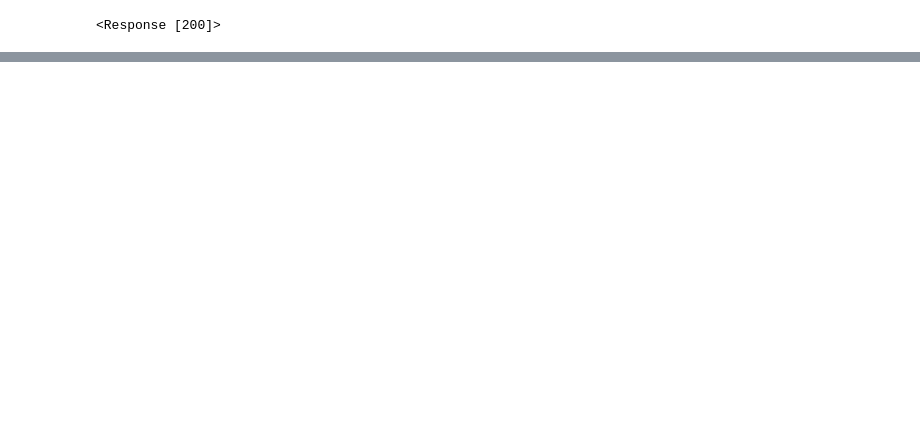
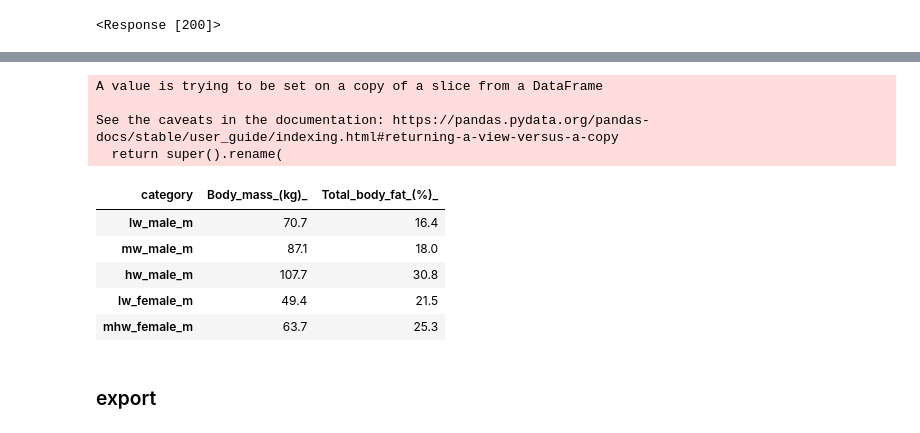
Before and after one commit to jalex141/nuclear-power, a Jupyter notebook: src/scraping.ipynb, the cells around one changed output, grey strips where cells are left out. Cells and saved outputs as stored; diff of their text form; code cells hidden in the pictures; blank space fills up the shorter version.

```diff
--- a/src/scraping.ipynb
+++ b/src/scraping.ipynb
@@ -91,0 +84,21 @@ df
+# %%
+df2 = df2.iloc[::2]
+cl.fix_col(df2);
+df2.to_csv ('../output/scrap.csv', index=True)
+# %% [output]
+A value is trying to be set on a copy of a slice from a DataFrame
+
+See the caveats in the documentation: https://pandas.pydata.org/pandas-docs/stable/user_guide/indexing.html#returning-a-view-versus-a-copy
+  return super().rename(
+# %%
+df3 = df2[["Body_mass_(kg)_","Total_body_fat_(%)_"]]
+df3
+# %% [output]
+| category | Body_mass_(kg)_ | Total_body_fat_(%)_ |
+| lw_male_m | 70.7 | 16.4 |
+| mw_male_m | 87.1 | 18.0 |
+| hw_male_m | 107.7 | 30.8 |
+| lw_female_m | 49.4 | 21.5 |
+| mhw_female_m | 63.7 | 25.3 |
+# %% [markdown]
+### export
```
Also changed, not shown: parts of 17 cells of this notebook, 6 other files.
